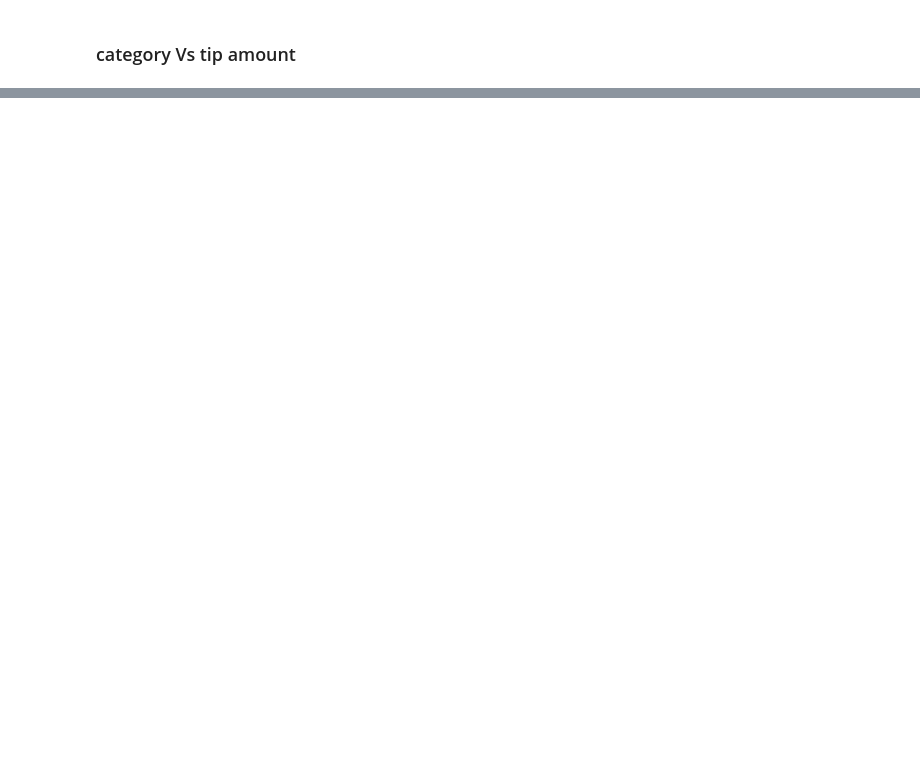
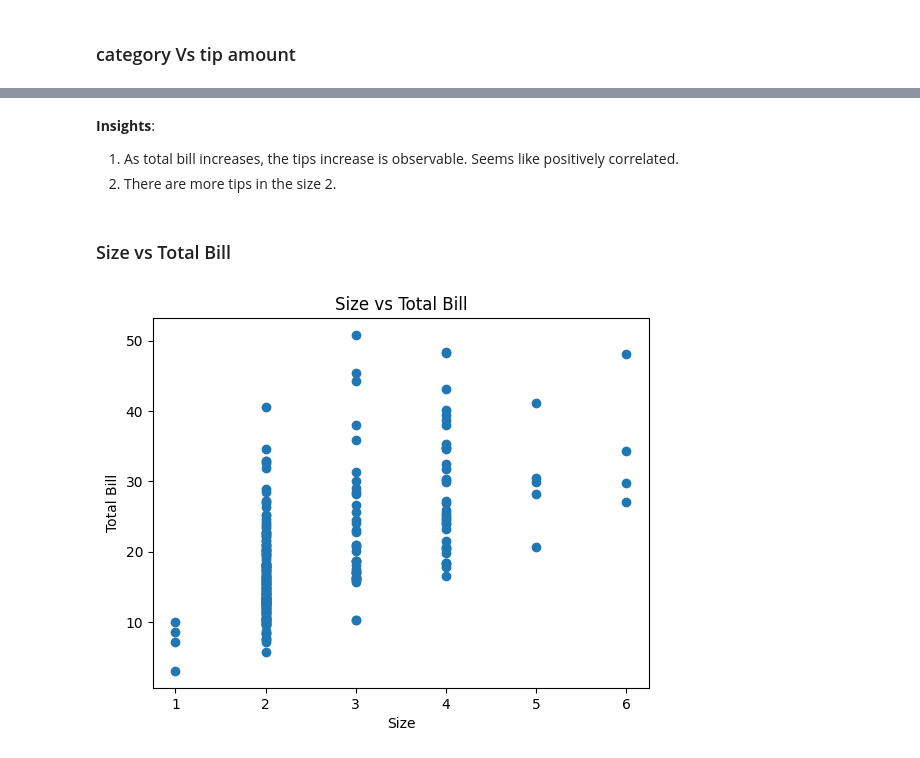
Before and after one commit to akashgardas/Data-Analysis, a Jupyter notebook: day10/matplotlib/Tips_dataset.ipynb, the cells around one changed output, grey strips where cells are left out. Saved outputs shown, nothing was run; the diff lists cells and outputs as text; code cells hidden in the pictures; blank space fills up the shorter version.

```diff
--- a/day10/matplotlib/Tips_dataset.ipynb
+++ b/day10/matplotlib/Tips_dataset.ipynb
@@ -187,0 +379,15 @@ sex_cat
+# %% [markdown]
+**Insights**:
+1. As total bill increases, the tips increase is observable. Seems like positively correlated.
+2. There are more tips in the size 2.
+# %% [markdown]
+### Size vs Total Bill
+# %%
+# size vs total bill
+plt.scatter(x=df['size'], y=df['total_bill'])
+plt.title('Size vs Total Bill')
+plt.xlabel('Size')
+plt.ylabel('Total Bill')
+plt.show()
+# %% [output]
+[figure, added]
```
Also changed, not shown: parts of 38 cells of this notebook.
